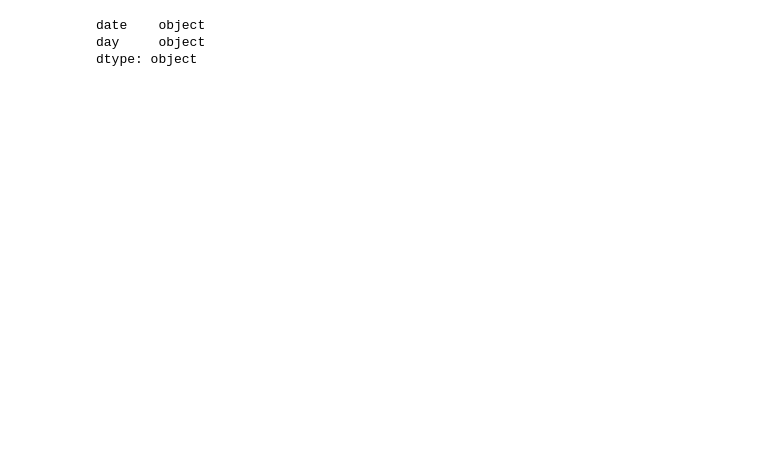
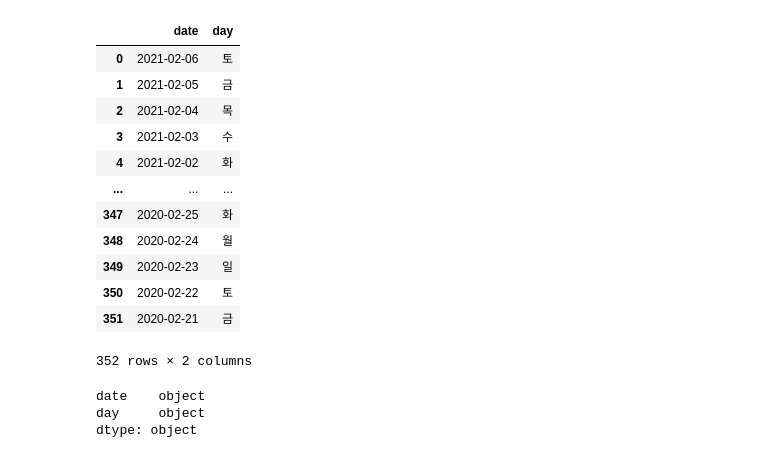
Before and after one commit to jaho901/Covid-19, a Jupyter notebook: 2. EDA & Data Preprocessing.ipynb, the cells around one changed output. Drawn from its saved outputs; the diff is of its cells as text; code cells hidden in the pictures; blank space fills up the shorter version.

```diff
--- a/2. EDA & Data Preprocessing.ipynb
+++ b/2. EDA & Data Preprocessing.ipynb
@@ -98,6 +119,20 @@ dtype: object
 # %%
 data1 = data[['date', 'day']]
-# data1
+data1
+# %% [output]
+|  | date | day |
+| 0 | 2021-02-06 | 토 |
+| 1 | 2021-02-05 | 금 |
+| 2 | 2021-02-04 | 목 |
+| 3 | 2021-02-03 | 수 |
+| 4 | 2021-02-02 | 화 |
+| ... | ... | ... |
+| 347 | 2020-02-25 | 화 |
+| 348 | 2020-02-24 | 월 |
+| 349 | 2020-02-23 | 일 |
+| 350 | 2020-02-22 | 토 |
+| 351 | 2020-02-21 | 금 |
+352 rows × 2 columns
 # %%
 data1 = data1.astype(str)
 # %%
```
Also changed, not shown: parts of 83 cells of this notebook, 1 other file.
